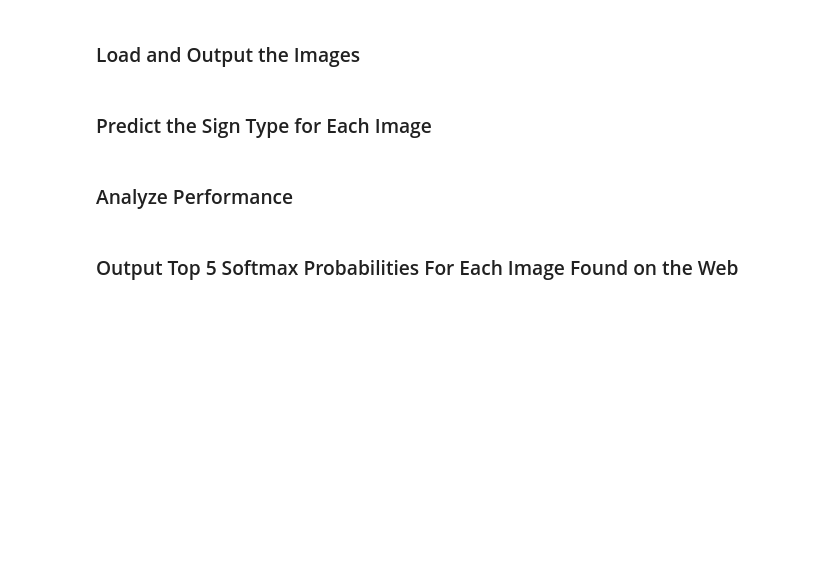
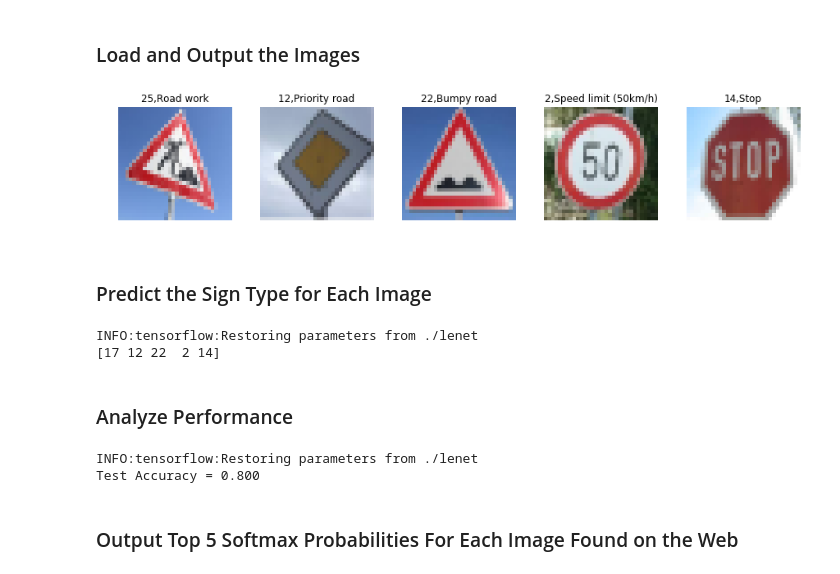
Before and after one commit to madsonrda/traffic_sign_classifier, a Jupyter notebook: Traffic_Sign_Classifier.ipynb, the cells around one changed output. Saved outputs shown, nothing was run; the diff lists cells and outputs as text; code cells hidden in the pictures; blank space fills up the shorter version.

```diff
--- a/Traffic_Sign_Classifier.ipynb
+++ b/Traffic_Sign_Classifier.ipynb
@@ -185,2 +366,30 @@ You may find `signnames.csv` useful as it contains mappings from the class id (i
+# %%
+### Load the images and plot them here.
+### Feel free to use as many code cells as needed.
+import glob
+import matplotlib.image as mpimg
+from PIL import Image as PImage
+images=glob.glob('webimg/*.jpg')
+new_images = []
+for fname in images:
+#         img = PImage.open(fname)
+#         img = img.resize((32,32),PImage.ANTIALIAS)
+#         img = np.array(img,np.float32).reshape(32, 32, 3)
+        img = mpimg.imread(fname)
+        img = cv2.resize(img, (32, 32), interpolation = cv2.INTER_AREA)
+        new_images.append(img)
+
+names = ["25,Road work","12,Priority road","22,Bumpy road","2,Speed limit (50km/h)","14,Stop",]
+
+fig = plt.figure(figsize=(15, 30))
+i=1
+for name, img in zip(names,new_images):
+    fig.add_subplot(10, 5, i)
+    plt.axis('off')
+    plt.title("{}".format(name))
+    plt.imshow(img)
+    i+=1
+# %% [output]
+[figure, added]
 # %% [markdown]
 ### Predict the Sign Type for Each Image
@@ -188,11 +399,32 @@ You may find `signnames.csv` useful as it contains mappings from the class id (i
 ### Run the predictions here and use the model to output the prediction for each image.
 ### Make sure to pre-process the images with the same pre-processing pipeline used earlier.
 ### Feel free to use as many code cells as needed.
+
+X_new_images = normalize(new_images)
+
+with tf.Session() as sess:
+    saver = tf.train.import_meta_graph('lenet.meta')
+    saver.restore(sess, tf.train.latest_checkpoint('.'))
+    pred = sess.run(logits, feed_dict={x: X_new_images, keep_prob: 1.0})
+
+pred = np.argmax(pred, axis=1)
+print(pred)
+# %% [output]
+INFO:tensorflow:Restoring parameters from ./lenet
+[17 12 22  2 14]
 # %% [markdown]
 ### Analyze Performance
 # %%
 ### Calculate the accuracy for these 5 new images.
 ### For example, if the model predicted 1 out of 5 signs correctly, it's 20% accurate on these new images.
+with tf.Session() as sess:
+    saver.restore(sess, tf.train.latest_checkpoint('.'))
+
+    test_accuracy = evaluate(X_new_images, y_new_images)
+    print("Test Accuracy = {:.3f}".format(test_accuracy))
+# %% [output]
+INFO:tensorflow:Restoring parameters from ./lenet
+Test Accuracy = 0.800
 # %% [markdown]
 ### Output Top 5 Softmax Probabilities For Each Image Found on the Web
 # %% [markdown]
```
Also changed, not shown: parts of 19 cells of this notebook, 9 other files.
